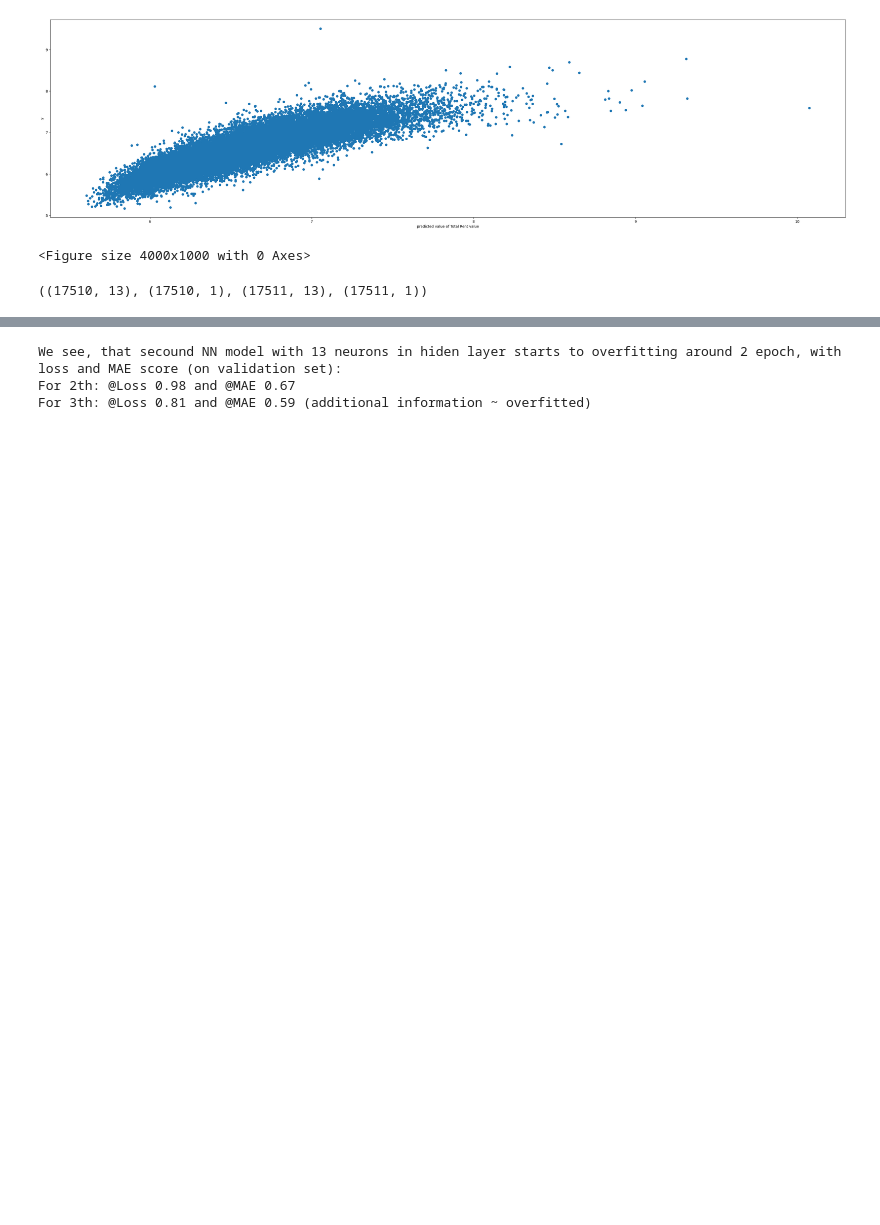
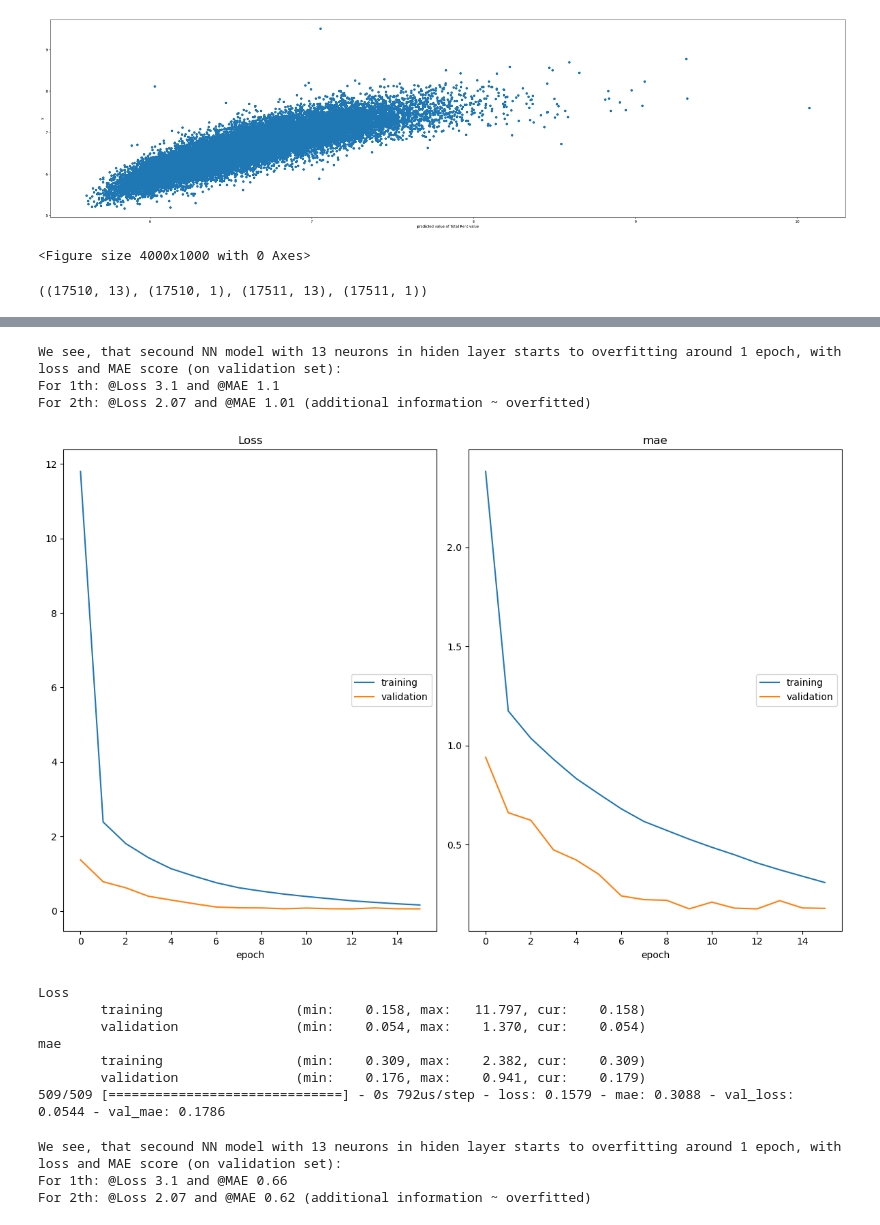
Before and after one commit to JacJacJr/Rent_price_regression, a Jupyter notebook: Rent_price_regresion.ipynb, the cells around one changed output, grey strips where cells are left out. Drawn from its saved outputs; the diff is of its cells as text; code cells hidden in the pictures; blank space fills up the shorter version.

Commit message:
Add same model NN_13 with Dropout layer

```diff
--- a/Rent_price_regresion.ipynb
+++ b/Rent_price_regresion.ipynb
@@ -907,12 +907,50 @@ history_13_dict = history_13.history
 val_loss_values_13 = history_13_dict["val_loss"]
 val_mae_13 = history_13_dict["val_mae"]
 
-nn13=2
+nn13=1
 
 print(f'We see, that secound NN model with 13 neurons in hiden layer starts to overfitting around {nn13} epoch, with loss and MAE score (on validation set):')
 print(f'For {nn13}th: @Loss {round(val_loss_values_13[nn13-1],2)} and @MAE {round(val_mae_13[nn13],2)}')
 print(f'For {nn13+1}th: @Loss {round(val_loss_values_13[nn13],2)} and @MAE {round(val_mae_13[nn13+1],2)} (additional information ~ overfitted)')
 # %% [output]
-We see, that secound NN model with 13 neurons in hiden layer starts to overfitting around 2 epoch, with loss and MAE score (on validation set):
-For 2th: @Loss 0.98 and @MAE 0.67
-For 3th: @Loss 0.81 and @MAE 0.59 (additional information ~ overfitted)
+We see, that secound NN model with 13 neurons in hiden layer starts to overfitting around 1 epoch, with loss and MAE score (on validation set):
+For 1th: @Loss 3.1 and @MAE 1.1
+For 2th: @Loss 2.07 and @MAE 1.01 (additional information ~ overfitted)
+# %%
+from tensorflow.keras.layers import Dropout
+
+monitor_val_loss = EarlyStopping(monitor='val_loss', patience=3, restore_best_weights=True)
+
+model_13_do = keras.models.Sequential([
+    keras.layers.Dense(13, activation="relu"),
+    keras.layers.Dropout(0.2, noise_shape=None, seed=None),
+    keras.layers.Dense(1)
+])
+
+model_13_do.compile(optimizer='Adam', loss='mse', metrics=['mae'])
+
+history_13_do = model_13_do.fit(X_train, y_train, epochs=epochs, batch_size=128,
+          validation_data=(X_valid, y_valid), callbacks= [PlotLossesKeras(), monitor_val_loss] )
+# %% [output]
+[figure, added]
+Loss
+        training                 (min:    0.158, max:   11.797, cur:    0.158)
+        validation               (min:    0.054, max:    1.370, cur:    0.054)
+mae
+        training                 (min:    0.309, max:    2.382, cur:    0.309)
+        validation               (min:    0.176, max:    0.941, cur:    0.179)
+509/509 [==============================] - 0s 792us/step - loss: 0.1579 - mae: 0.3088 - val_loss: 0.0544 - val_mae: 0.1786
+# %%
+history_13_dict_do = history_13_do.history
+val_loss_values_13_do = history_13_dict_do["val_loss"]
+val_mae_13_do = history_13_dict_do["val_mae"]
+
+nn13_do=1
+
+print(f'We see, that secound NN model with 13 neurons in hiden layer starts to overfitting around {nn13_do} epoch, with loss and MAE score (on validation set):')
+print(f'For {nn13_do}th: @Loss {round(val_loss_values_13[nn13_do-1],2)} and @MAE {round(val_mae_13_do[nn13_do],2)}')
+print(f'For {nn13_do+1}th: @Loss {round(val_loss_values_13[nn13_do],2)} and @MAE {round(val_mae_13_do[nn13_do+1],2)} (additional information ~ overfitted)')
+# %% [output]
+We see, that secound NN model with 13 neurons in hiden layer starts to overfitting around 1 epoch, with loss and MAE score (on validation set):
+For 1th: @Loss 3.1 and @MAE 0.66
+For 2th: @Loss 2.07 and @MAE 0.62 (additional information ~ overfitted)
```
Also changed, not shown: parts of 6 cells of this notebook.
